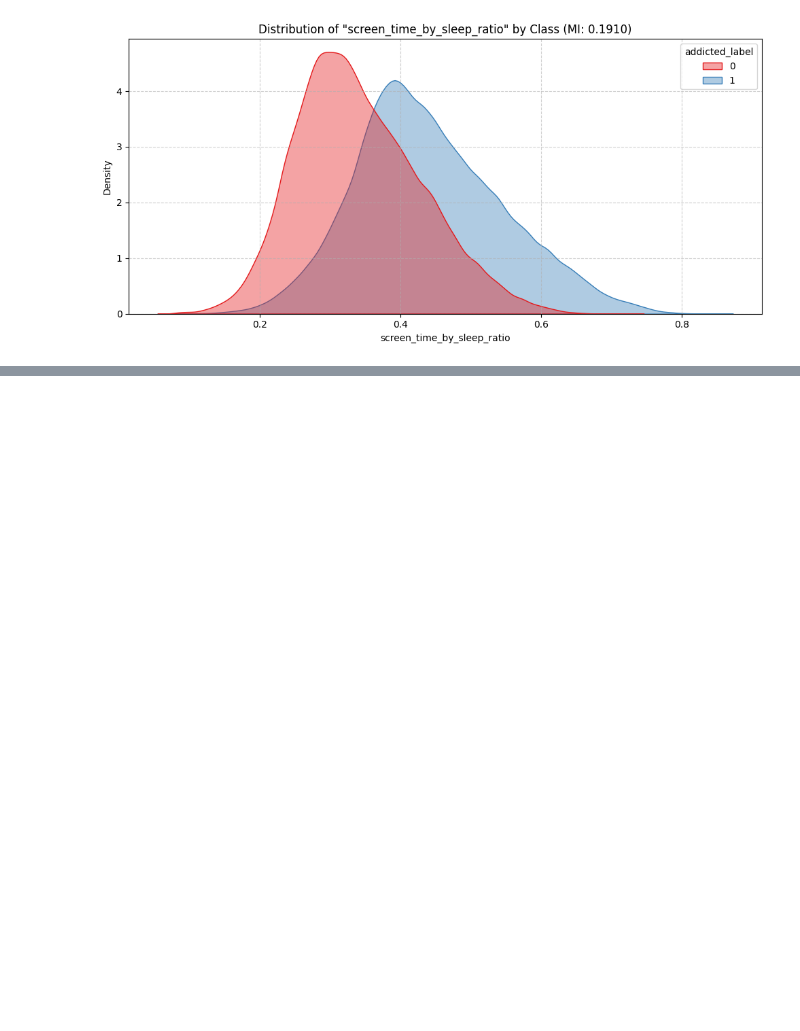
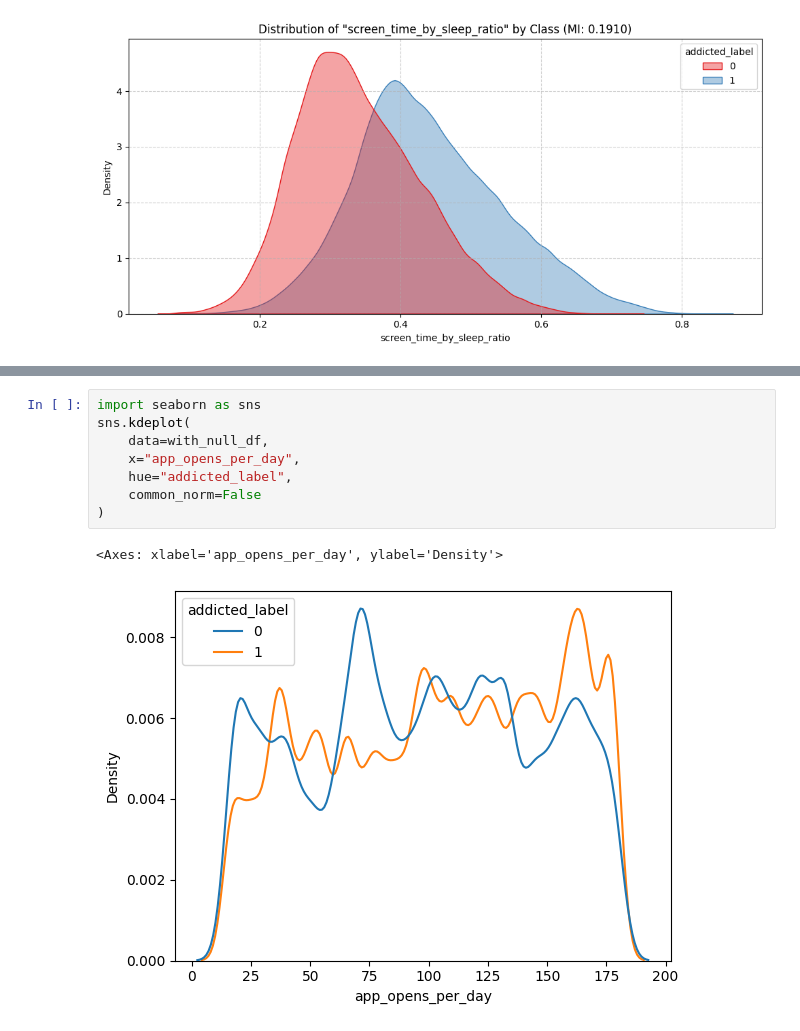
Before and after one commit to cringe-syco/ML, a Jupyter notebook: data/smartphone_addiction/initial.ipynb, the cells around one changed output, grey strips where cells are left out. Drawn from its saved outputs; the diff is of its cells as text; blank space fills up the shorter version.

```diff
--- a/data/smartphone_addiction/initial.ipynb
+++ b/data/smartphone_addiction/initial.ipynb
@@ -1445,0 +1854,11 @@ RECOMMENDATION: Highly Promising. Low redundancy and clear target relationship.
+# %%
+import seaborn as sns
+sns.kdeplot(
+    data=with_null_df,
+    x="app_opens_per_day",
+    hue="addicted_label",
+    common_norm=False
+)
+# %% [output]
+<Axes: xlabel='app_opens_per_day', ylabel='Density'>
+[figure, added]
```
Also changed, not shown: parts of 18 cells of this notebook, 3 other files.
